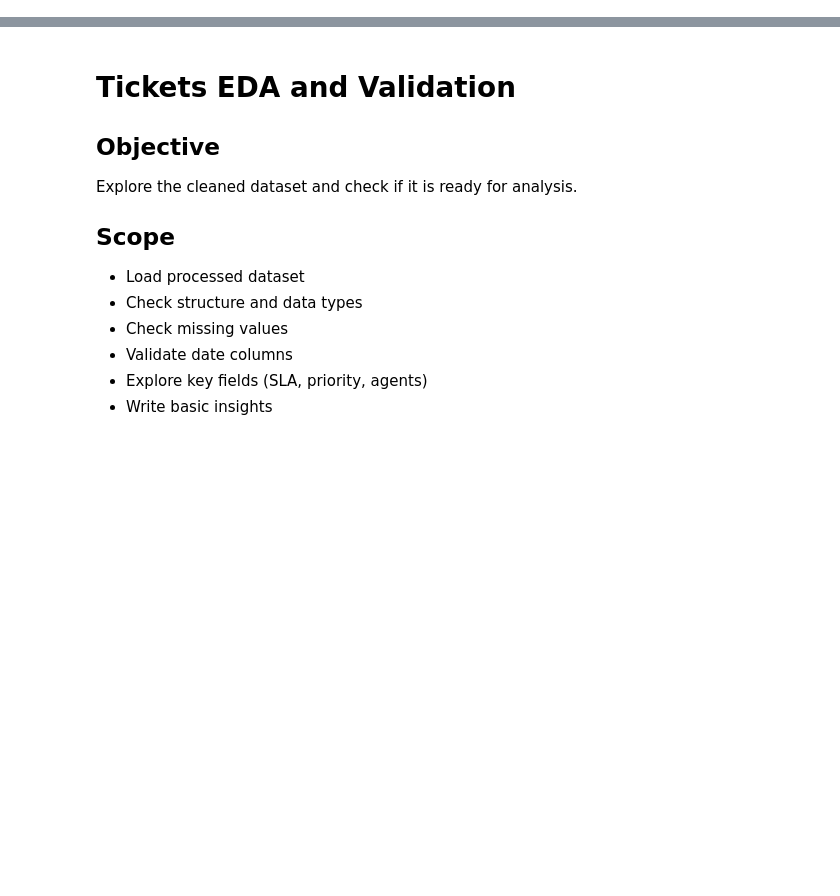
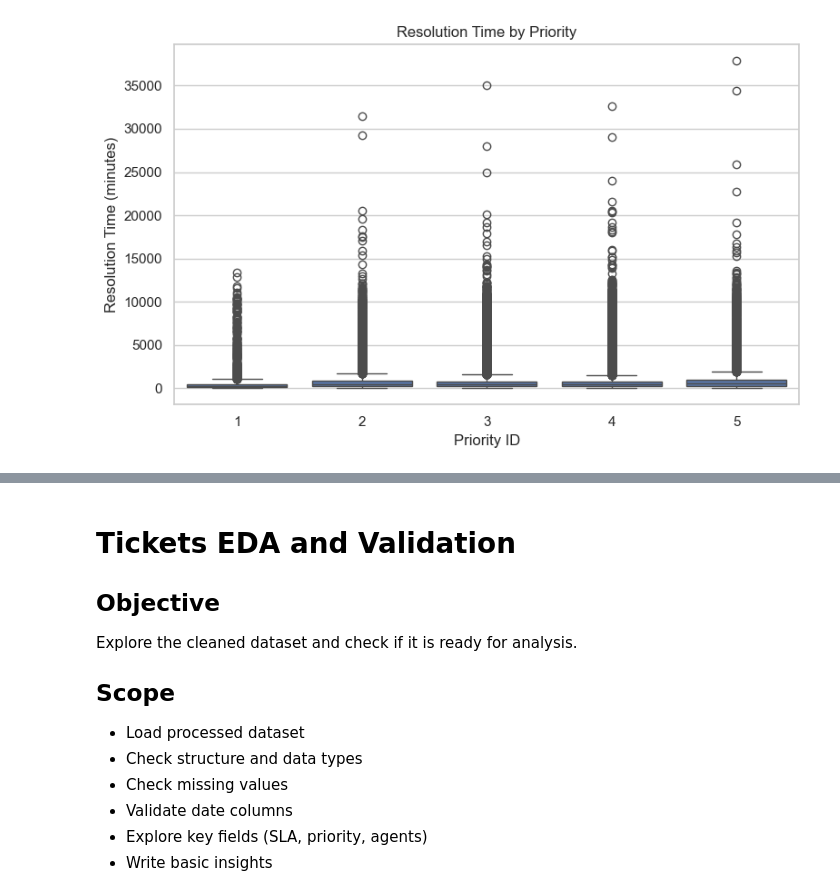
Before and after one commit to MartinMilevVenelinova/IT-Operations-Analytics, a Jupyter notebook: notebooks/01_eda_tickets.ipynb, the cells around one changed output, grey strips where cells are left out. Cells and saved outputs as stored; diff of their text form; code cells hidden in the pictures; blank space fills up the shorter version.

```diff
--- a/notebooks/01_eda_tickets.ipynb
+++ b/notebooks/01_eda_tickets.ipynb
@@ -0,0 +215,19 @@
+# %%
+plt.figure(figsize=(8,5))
+
+sns.boxplot(
+    x="priority_id",
+    y="time_to_resolution_min",
+    data=df
+)
+
+plt.title("Resolution Time by Priority")
+plt.xlabel("Priority ID")
+plt.ylabel("Resolution Time (minutes)")
+
+plt.tight_layout()
+plt.savefig("../reports/visuals/resolution_time_by_priority.png", dpi=300, bbox_inches="tight")
+
+plt.show()
+# %% [output]
+[figure, added]
```
Also changed, not shown: parts of 47 cells of this notebook, 9 other files.
